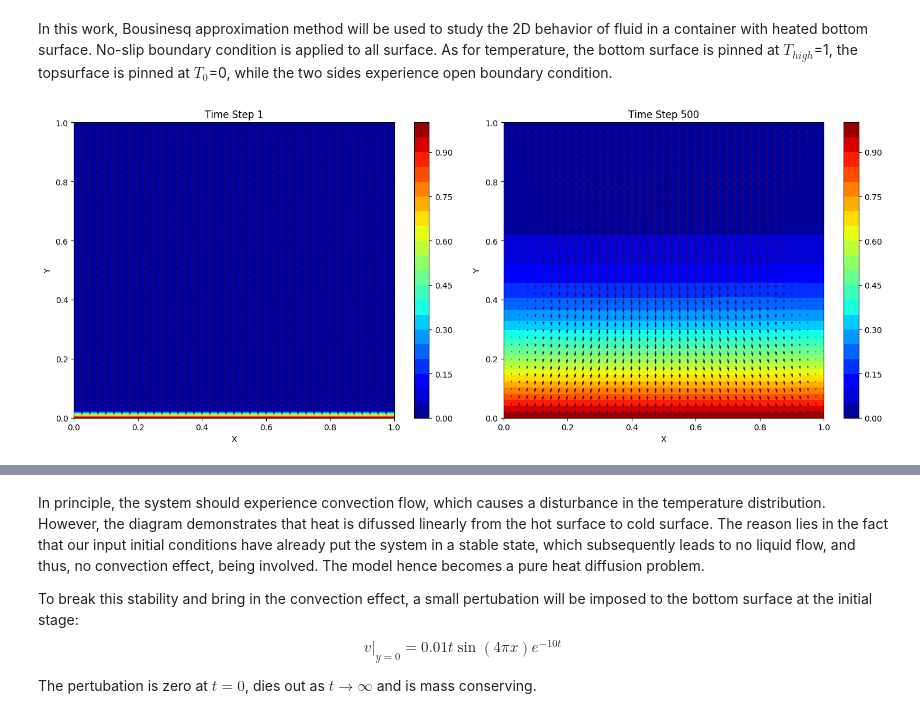
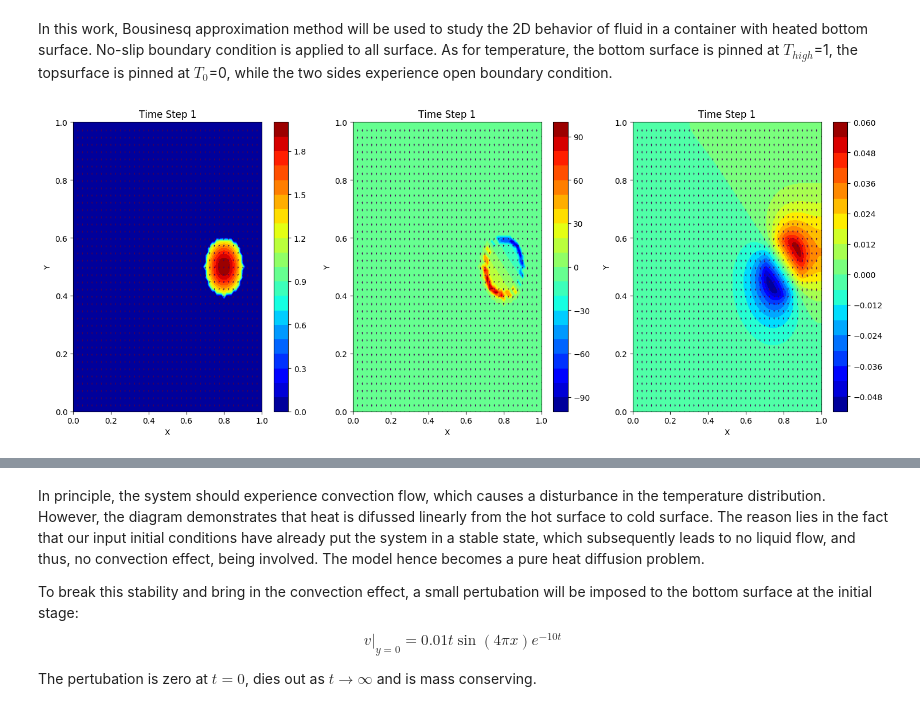
Before and after one commit to weiming9115/ATM663_convection_meso, a Jupyter notebook: Assignments/Notebooks/Boussinesq_weiming.ipynb, the cells around one changed output, grey strips where cells are left out. Cells and saved outputs as stored; diff of their text form; code cells hidden in the pictures.

```diff
--- a/Assignments/Notebooks/Boussinesq_weiming.ipynb
+++ b/Assignments/Notebooks/Boussinesq_weiming.ipynb
@@ -178,8 +181,10 @@ def presPoisson(p, dx, dy,rho):
     return p
 # %%
 def cavityFlow(nt, u, v, dt, dx, dy, p, rho, nu, D, T, T0, T_high, g, beta):
-    un = np.empty_like(u)
-    vn = np.empty_like(v)
+    #un = np.empty_like(u)
+    #vn = np.empty_like(v)
+    un = np.zeros((ny,nx))
+    vm = np.zeros((ny,nx))
     b = np.zeros((ny, nx))
 
     for n in range(nt):
@@ -188,7 +193,7 @@ def cavityFlow(nt, u, v, dt, dx, dy, p, rho, nu, D, T, T0, T_high, g, beta):
         Tn = T.copy()
 
         #compute p
-        p = presPoisson(p, dx, dy, rho)
+        p = presPoisson(p, T, dx, dy, rho, g, beta)
 
         #compute u
         u[1:-1,1:-1] = un[1:-1,1:-1]-\
@@ -235,10 +240,10 @@ def cavityFlow(nt, u, v, dt, dx, dy, p, rho, nu, D, T, T0, T_high, g, beta):
     return u, v, p, T
 # %%
 # Function to plot graph
-def makegraph():
+def makegraph(X,Y,T):
     plt.contourf(X,Y,T,20,cmap='jet')
     plt.colorbar()
-    plt.quiver(X[::1,::1],Y[::1,::1],u[::1,::1],v[::1,::1],0)
+    plt.quiver(X[::2,::2],Y[::2,::2],u[::2,::2],v[::2,::2],0)
     plt.xlabel('X')
     plt.ylabel('Y')
     plt.title('Time Step %s' %(nt))
@@ -246,54 +251,56 @@ def makegraph():
 fig = plt.figure(figsize=(15,6), dpi=100)
 
 # Set the input parameters of the system
 
-nx = 41
-ny = 41
-nit= 500
+nx = 81
+ny = 81
+nit= 400
 c = 1
 dx = 1./(nx-1)
 dy = 1./(ny-1)
 x = np.linspace(0,1,nx)
 y = np.linspace(0,1,ny)
 X,Y = np.meshgrid(x,y)
 
 rho = 1
-nu = 0.1
-dt = 0.001
+nu = 0.01
+dt = 0.0005
 T0 = 0
-T_high = 1
-D = 0.1
-g = 1
-beta = 0.05
+T_high = 0
+D = 0.01
+g = 2 # larger gravity
+beta = 0.3 # larger beta
 
 # Plot the initial condition
 
 nt=1
 
 u = np.zeros((ny, nx))
 v = np.zeros((ny, nx))
 p = np.zeros((ny, nx))
-T = np.ones((ny, nx))*T0
+T = np.zeros((ny, nx))
 b = np.zeros((ny,nx))
+
+########## Initial condition for T: a warm bubble #######
+for j in range(T.shape[0]):
+    for i in range(T.shape[1]):
+        d = np.sqrt((y[j]-0.5)**2 + (x[i]-0.8)**2) # distance from (0,0.5)
+        if d <= 0.1:
+            T[j,i] = 2*np.cos(d/0.1)
+#########################################################
 
 u, v, p, T = cavityFlow(nt, u, v, dt, dx, dy, p, rho, nu, D, T, T0, T_high, g, beta)
 
-ax = fig.add_subplot(121)
-makegraph()
+ax = fig.add_subplot(131)
+makegraph(X,Y,T)
 
-# Solve the system at time step 500
+Td = np.gradient(T,dx,axis=1) + np.gradient(T,dy,axis=0)
+ax = fig.add_subplot(132)
+makegraph(X,Y,Td)
 
-nt = 500
+ax = fig.add_subplot(133)
+makegraph(X,Y,p)
 
-u = np.zeros((ny, nx))
-v = np.zeros((ny, nx))
-p = np.zeros((ny, nx))
-T = np.ones((ny, nx))*T0
-b = np.zeros((ny,nx))
-
-u, v, p, T = cavityFlow(nt, u, v, dt, dx, dy, p, rho, nu, D, T, T0, T_high, g, beta)
-ax = fig.add_subplot(122)
-makegraph()
 plt.tight_layout()
 # %% [output]
-[figure, old version]
+[figure, new version]
```
Also changed, not shown: parts of 4 cells of this notebook.
